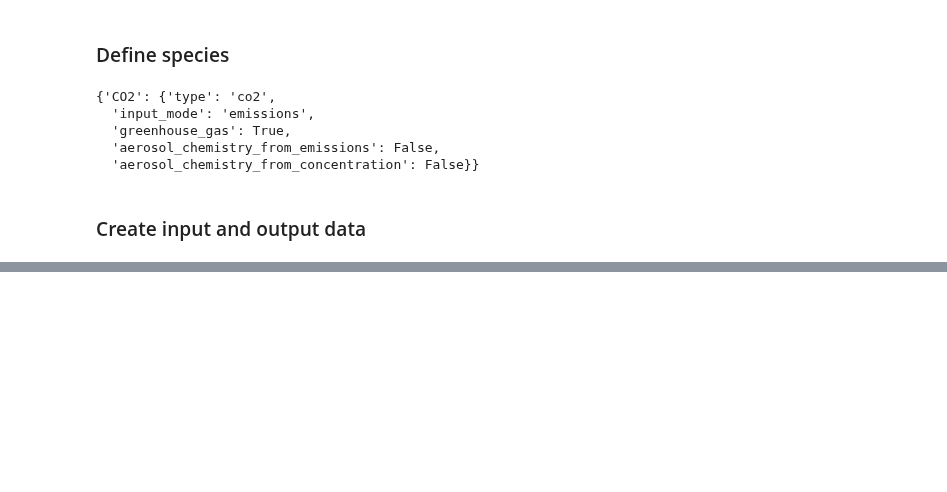
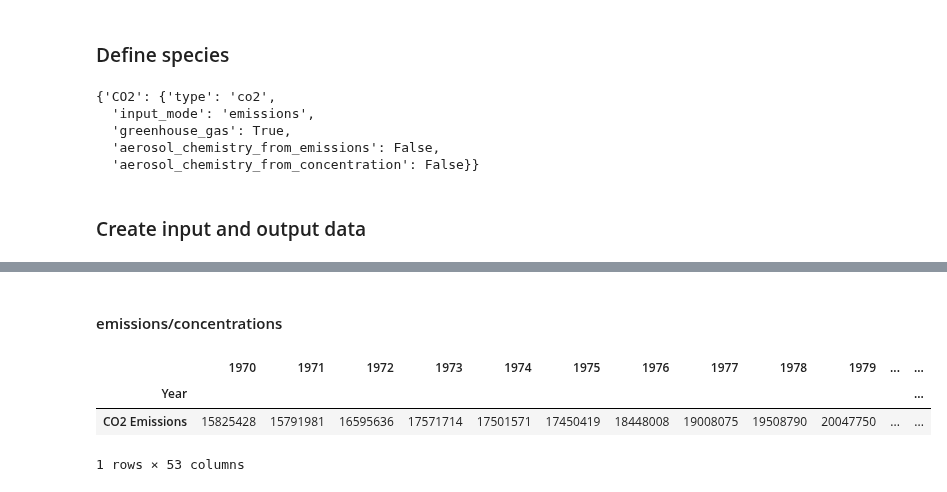
Before and after one commit to ericasimon16/woodwell_internship, a Jupyter notebook: fair_input_data.ipynb, the cells around one changed output, grey strips where cells are left out. Saved outputs shown, nothing was run; the diff lists cells and outputs as text; code cells hidden in the pictures; blank space fills up the shorter version.

```diff
--- a/fair_input_data.ipynb
+++ b/fair_input_data.ipynb
@@ -56,0 +105,11 @@ f.define_species(species, properties)
+# %% [markdown]
+#### emissions/concentrations
+# %%
+co2_data = pd.read_csv("IEA_EDGAR_CO2_1970_2022.csv", index_col="Year")
+# %%
+co2_data
+# %% [output]
+|  | 1970 | 1971 | 1972 | 1973 | 1974 | 1975 | 1976 | 1977 | 1978 | 1979 | ... | ... |
+| Year |  |  |  |  |  |  |  |  |  |  |  | ... |
+| CO2 Emissions | 15825428 | 15791981 | 16595636 | 17571714 | 17501571 | 17450419 | 18448008 | 19008075 | 19508790 | 20047750 | ... | ... |
+1 rows × 53 columns
```
Also changed, not shown: parts of 25 cells of this notebook, 1 other file.
